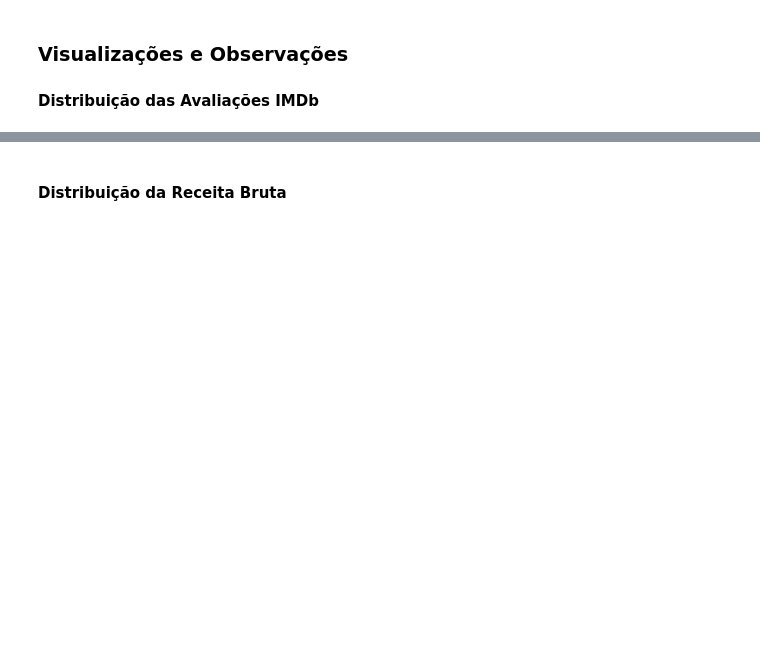
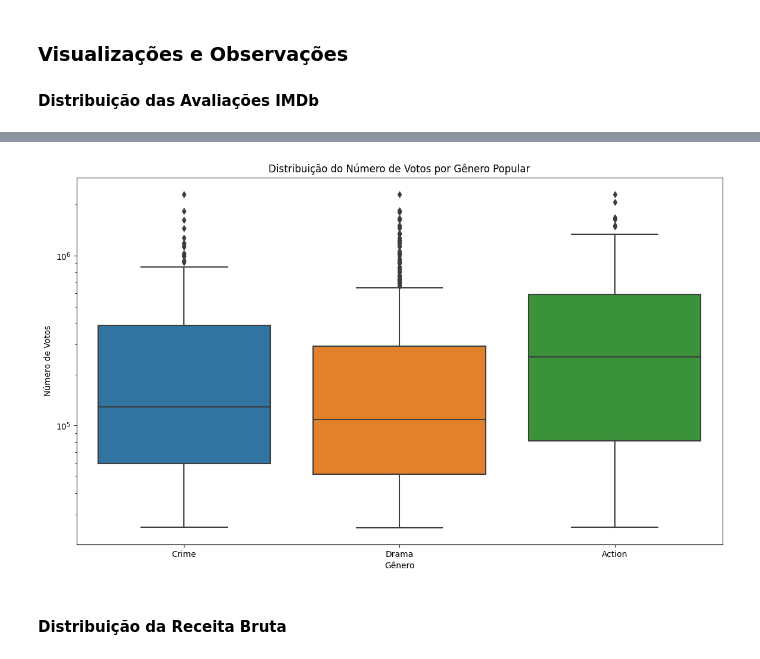
Before and after one commit to Ruann-01/LH_CD_RUANN_CAMPOS_DE_CASTRO_FARRAPO, a Jupyter notebook: Notebook_EDA.ipynb, the cells around one changed output, grey strips where cells are left out. Saved outputs shown, nothing was run; the diff lists cells and outputs as text; code cells hidden in the pictures; blank space fills up the shorter version.

```diff
--- a/Notebook_EDA.ipynb
+++ b/Notebook_EDA.ipynb
@@ -160,3 +181,21 @@ plt.show()
+# %%
+# Explodir os gêneros em linhas separadas
+df_exploded = df.assign(Genre=df['Genre'].str.split(', ')).explode('Genre')
+
+# Filtrar os gêneros populares
+popular_genres = ['Crime', 'Drama', 'Action']
+df_popular_genres = df_exploded[df_exploded['Genre'].isin(popular_genres)]
+
+# Criar o gráfico de caixa
+plt.figure(figsize=(14, 8))
+sns.boxplot(data=df_popular_genres, x='Genre', y='No_of_Votes')
+plt.title('Distribuição do Número de Votos por Gênero Popular')
+plt.xlabel('Gênero')
+plt.ylabel('Número de Votos')
+plt.yscale('log')  # Escala logarítmica para melhor visualização
+plt.show()
+# %% [output]
+[figure, added]
 # %% [markdown]
 #### Distribuição da Receita Bruta
 # %%
```
Also changed, not shown: parts of 32 cells of this notebook, 4 other files.
